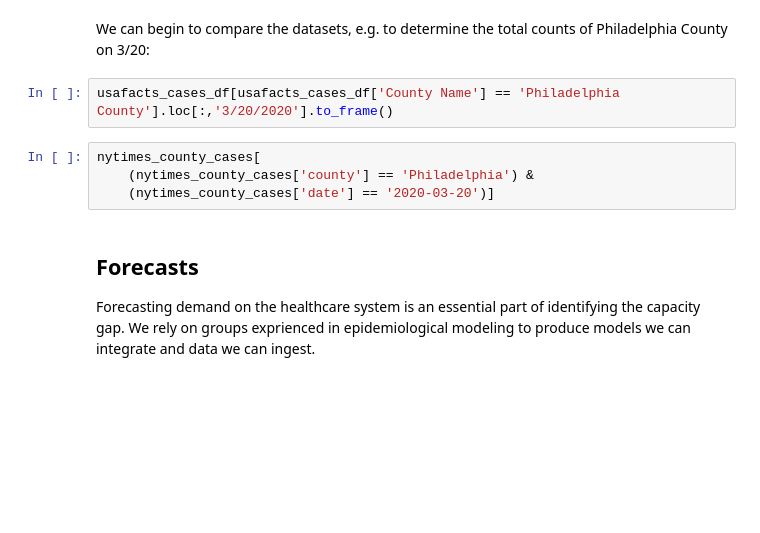
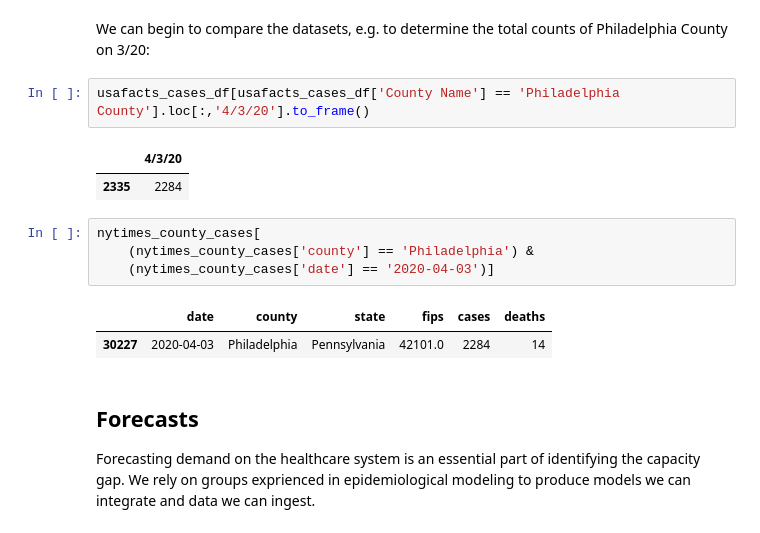
Before and after one commit to covidcaremap/covid19-healthsystemcapacity, a Jupyter notebook: notebooks/00_getting_started/02_Working_with_demand_data.ipynb, the cells around one changed output. Drawn from its saved outputs; the diff is of its cells as text; blank space fills up the shorter version.

```diff
--- a/notebooks/00_getting_started/02_Working_with_demand_data.ipynb
+++ b/notebooks/00_getting_started/02_Working_with_demand_data.ipynb
@@ -38,11 +66,17 @@ usafacts_cases_df
 # %% [markdown]
 We can begin to compare the datasets, e.g. to determine the total counts of Philadelphia County on 3/20:
 # %%
-usafacts_cases_df[usafacts_cases_df['County Name'] == 'Philadelphia County'].loc[:,'3/20/2020'].to_frame()
+usafacts_cases_df[usafacts_cases_df['County Name'] == 'Philadelphia County'].loc[:,'4/3/20'].to_frame()
+# %% [output]
+|  | 4/3/20 |
+| 2335 | 2284 |
 # %%
 nytimes_county_cases[
     (nytimes_county_cases['county'] == 'Philadelphia') &
-    (nytimes_county_cases['date'] == '2020-03-20')]
+    (nytimes_county_cases['date'] == '2020-04-03')]
+# %% [output]
+|  | date | county | state | fips | cases | deaths |
+| 30227 | 2020-04-03 | Philadelphia | Pennsylvania | 42101.0 | 2284 | 14 |
 # %% [markdown]
 ## Forecasts
 
```
Also changed, not shown: parts of 10 cells of this notebook.
